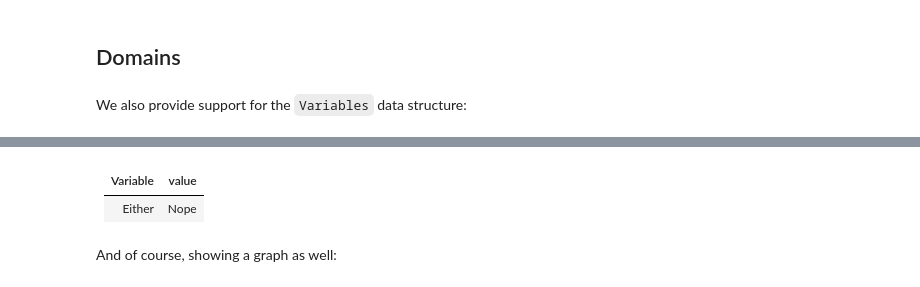
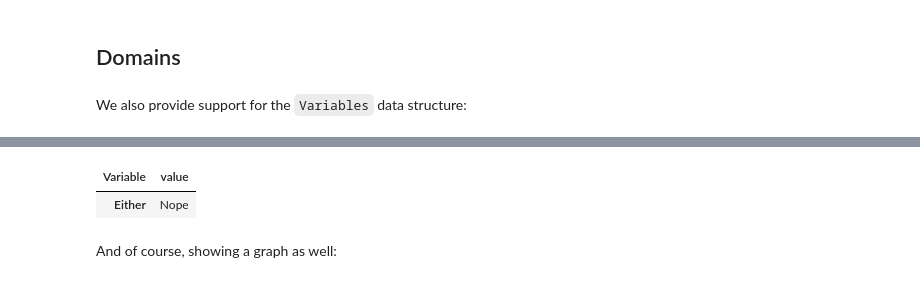
Before and after one commit to gtbook/gtbook, a Jupyter notebook: display.ipynb, the cells around one changed output, grey strips where cells are left out. Cells and saved outputs as stored; diff of their text form; code cells hidden in the pictures.

```diff
--- a/display.ipynb
+++ b/display.ipynb
@@ -250,11 +266,10 @@ pretty(fragment, variables)
 # %%
 assignment = variables.assignment({C:"Nope"})
-assert pretty(assignment)._repr_markdown_() == 'DiscreteValues{2: 0}'
+assert pretty(assignment)._repr_html_() == 'DiscreteValues{2: 0}'
 pretty(assignment, variables)
 # %% [output]
-|Variable|value|
-|:-:|:-:|
-|Either|Nope|
+| Variable | value |
+| Either | Nope |
 # %% [markdown]
 And of course, showing a graph as well:
 # %%
```
Also changed, not shown: parts of 11 cells of this notebook, 8 other files.
